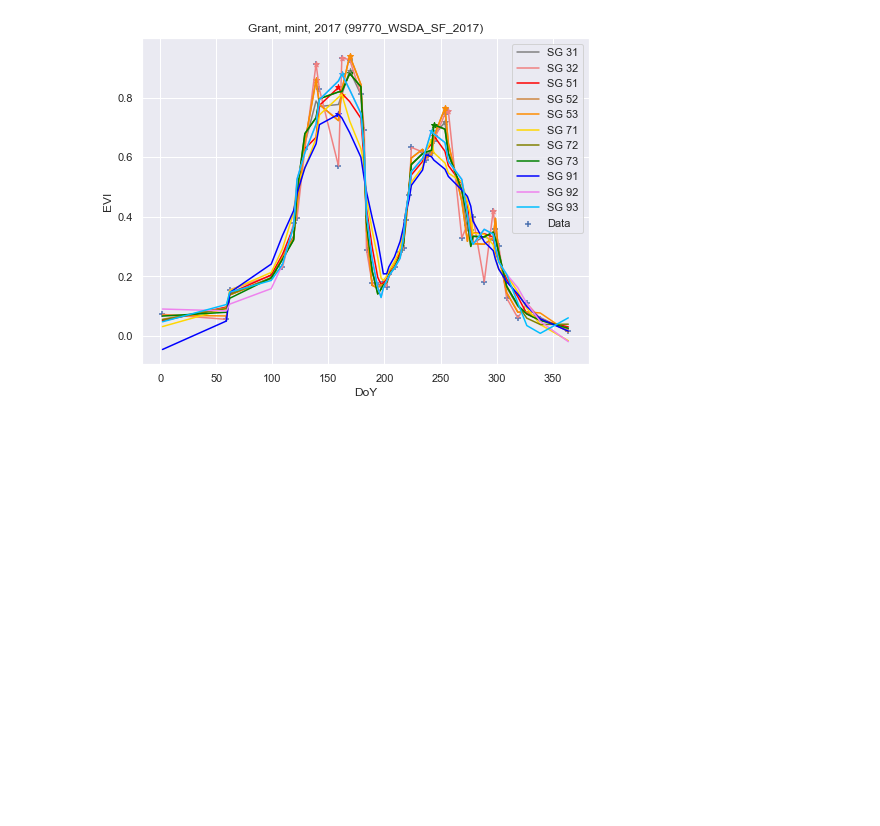
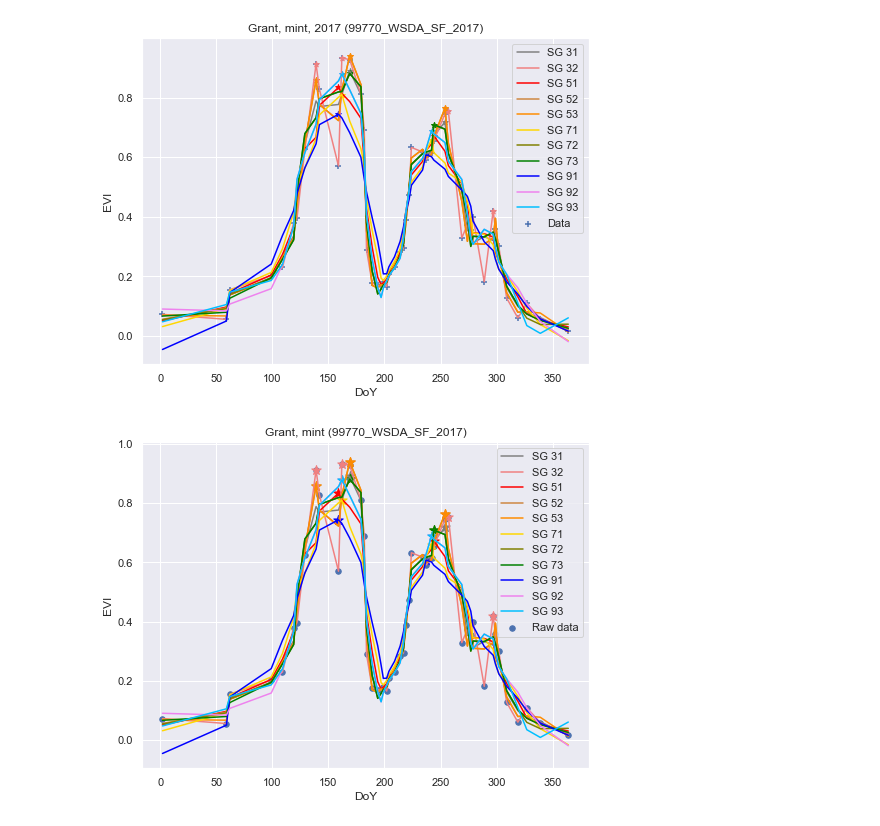
Before and after one commit to sunil21075/Ag, a Jupyter notebook: remote_sensing/python/Local_Jupyter_NoteBooks/panel plots.ipynb, the cells around one changed output. Drawn from its saved outputs; the diff is of its cells as text; code cells hidden in the pictures; blank space fills up the shorter version.

```diff
--- a/remote_sensing/python/Local_Jupyter_NoteBooks/panel plots.ipynb
+++ b/remote_sensing/python/Local_Jupyter_NoteBooks/panel plots.ipynb
@@ -425,3 +425,7 @@ plt.savefig(fname = fig_name, \
             bbox_inches='tight')
 # %% [output]
 [figure]
+# %%
+F_1 = subplots_savitzky(current_field = curr_field, deltA = 0.1 )
+# %% [output]
+[figure, added]
```
Also changed, not shown: parts of 18 cells of this notebook, 20 other files.
